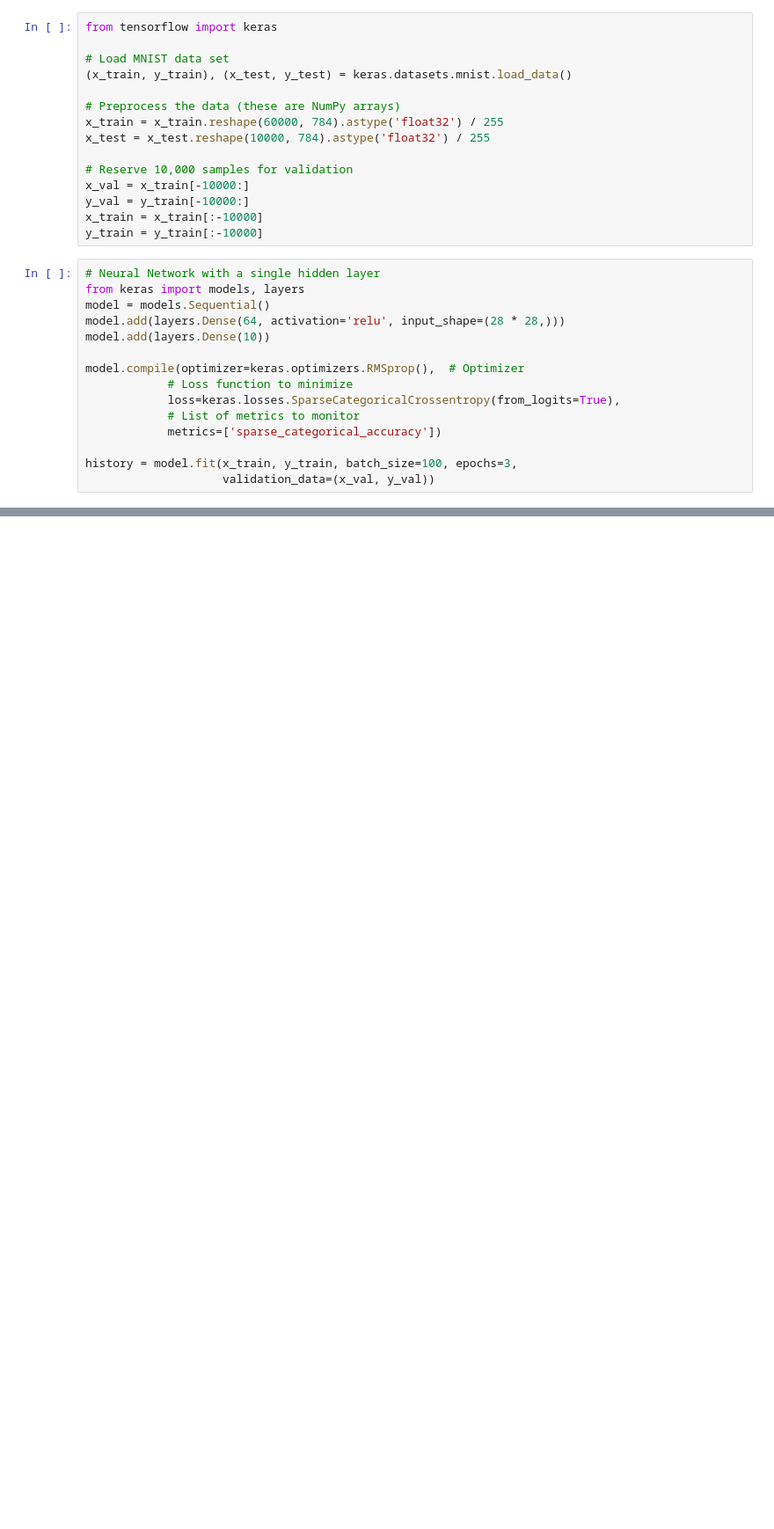
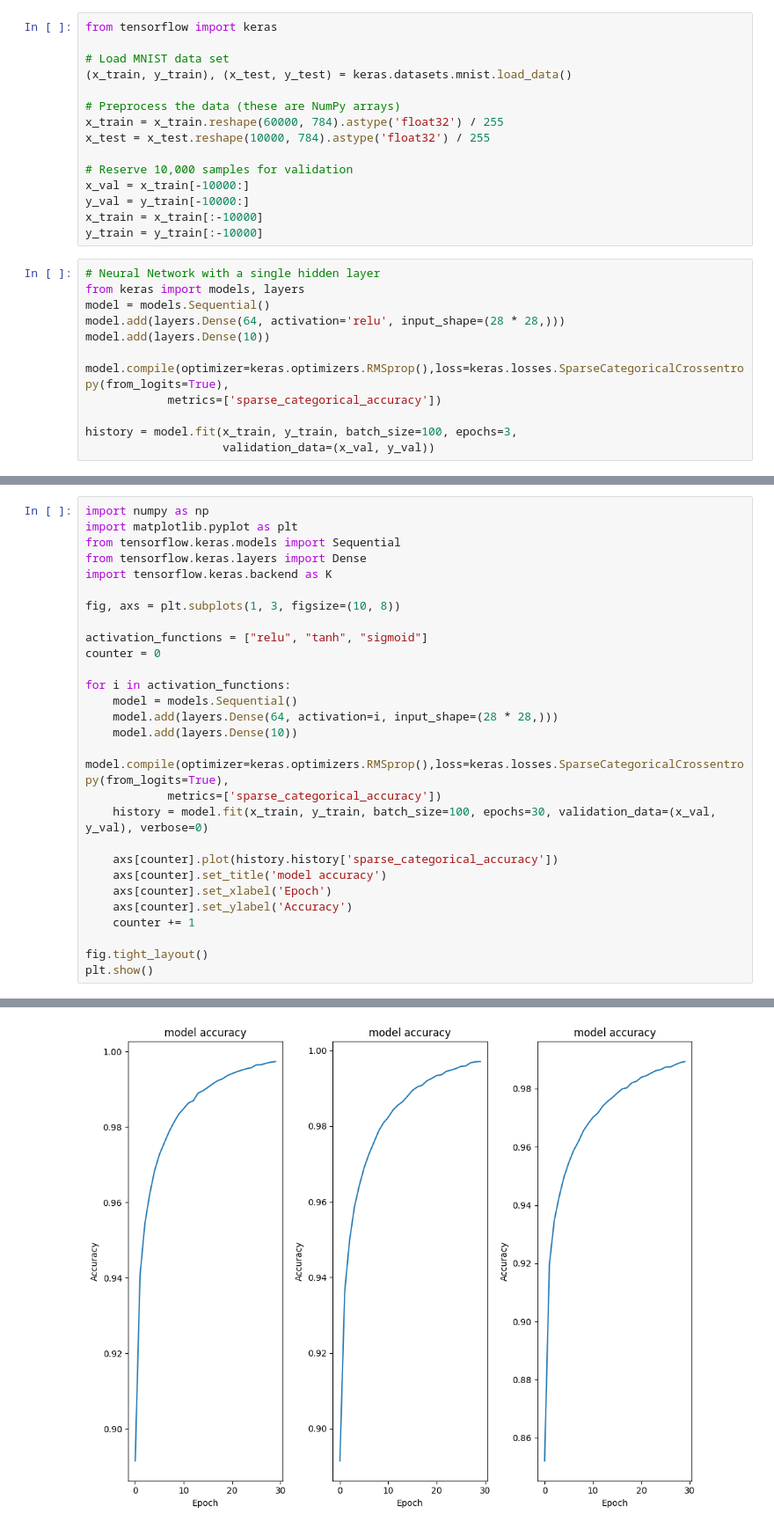
Before and after one commit to d3nnis2001/NeuralNetworks, a Jupyter notebook: a7.ipynb, the cells around one changed output, grey strips where cells are left out. Shown at 88% size. Cells and saved outputs as stored; diff of their text form; blank space fills up the shorter version.

```diff
--- a/a7.ipynb
+++ b/a7.ipynb
@@ -47,10 +47,7 @@ model = models.Sequential()
 model.add(layers.Dense(64, activation='relu', input_shape=(28 * 28,)))
 model.add(layers.Dense(10))
 
-model.compile(optimizer=keras.optimizers.RMSprop(),  # Optimizer
-            # Loss function to minimize
-            loss=keras.losses.SparseCategoricalCrossentropy(from_logits=True),
-            # List of metrics to monitor
+model.compile(optimizer=keras.optimizers.RMSprop(),loss=keras.losses.SparseCategoricalCrossentropy(from_logits=True),
             metrics=['sparse_categorical_accuracy'])
 
 history = model.fit(x_train, y_train, batch_size=100, epochs=3,
@@ -57,0 +60,29 @@ history = model.fit(x_train, y_train, batch_size=100, epochs=3,
+# %%
+import numpy as np
+import matplotlib.pyplot as plt
+from tensorflow.keras.models import Sequential
+from tensorflow.keras.layers import Dense
+import tensorflow.keras.backend as K
+
+fig, axs = plt.subplots(1, 3, figsize=(10, 8))
+
+activation_functions = ["relu", "tanh", "sigmoid"]
+counter = 0
+
+for i in activation_functions:
+    model = models.Sequential()
+    model.add(layers.Dense(64, activation=i, input_shape=(28 * 28,)))
+    model.add(layers.Dense(10))
+    model.compile(optimizer=keras.optimizers.RMSprop(),loss=keras.losses.SparseCategoricalCrossentropy(from_logits=True),
+            metrics=['sparse_categorical_accuracy'])
+    history = model.fit(x_train, y_train, batch_size=100, epochs=30, validation_data=(x_val, y_val), verbose=0)
+
+    axs[counter].plot(history.history['sparse_categorical_accuracy'])
+    axs[counter].set_title('model accuracy')
+    axs[counter].set_xlabel('Epoch')
+    axs[counter].set_ylabel('Accuracy')
+    counter += 1
+
+fig.tight_layout()
+plt.show()
+# %% [output]
@@ -57,0 +95 @@ history = model.fit(x_train, y_train, batch_size=100, epochs=3,
+[figure, added]
```
Also changed, not shown: parts of 13 cells of this notebook.
